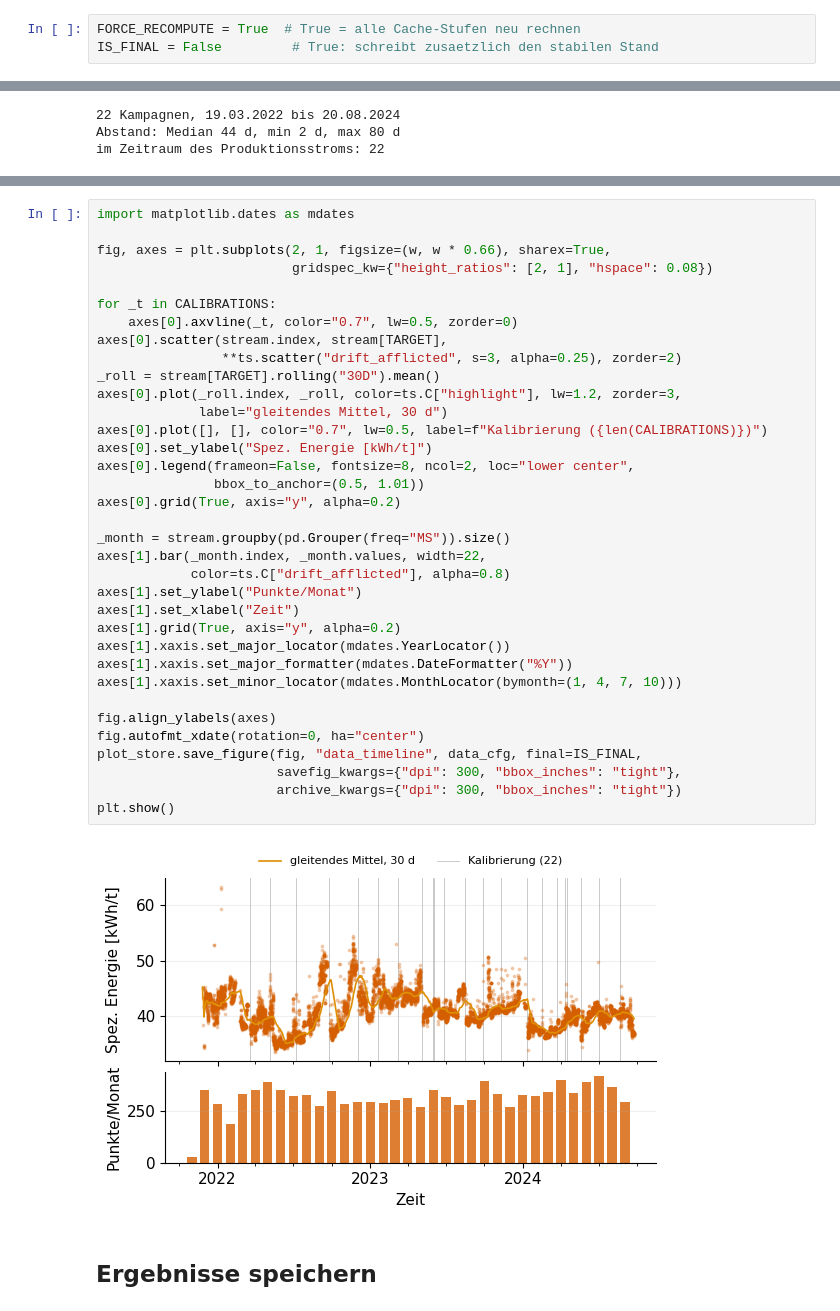
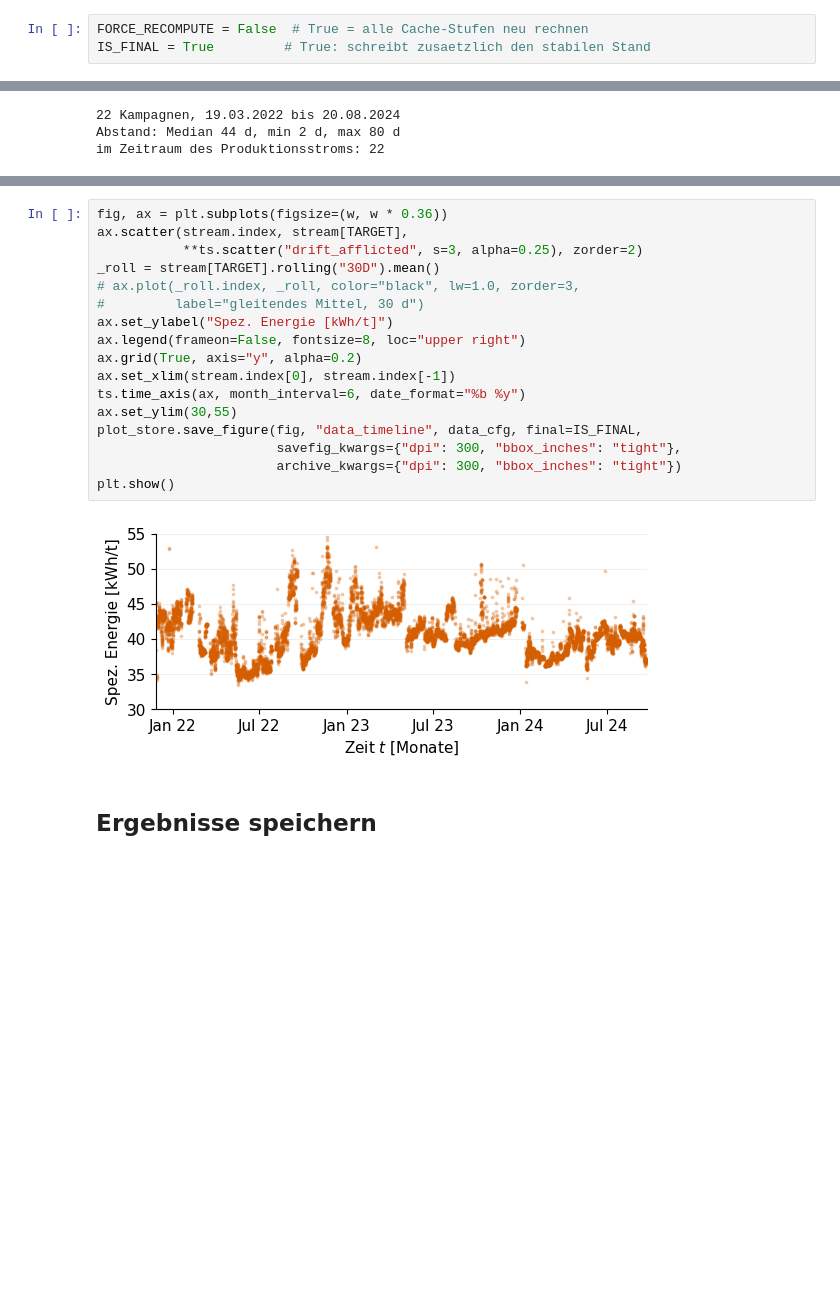
Before and after one commit to marijan-p/process_optimization_concept_drift, a Jupyter notebook: ipynb/mill/mill_data.ipynb, the cells around one changed output, grey strips where cells are left out. Saved outputs shown, nothing was run; the diff lists cells and outputs as text; blank space fills up the shorter version.

```diff
--- a/ipynb/mill/mill_data.ipynb
+++ b/ipynb/mill/mill_data.ipynb
@@ -26,8 +26,8 @@ Antriebsleistungen je Aufgabemenge; der Spanndruck ist das Mittel zweier
 Sensoren. Die Qualitätsgröße (Mahlfeinheit) fehlt in der Lieferung
 vollständig.
 # %%
-FORCE_RECOMPUTE = True  # True = alle Cache-Stufen neu rechnen
-IS_FINAL = False         # True: schreibt zusaetzlich den stabilen Stand
+FORCE_RECOMPUTE = False  # True = alle Cache-Stufen neu rechnen
+IS_FINAL = True         # True: schreibt zusaetzlich den stabilen Stand
 # %%
 SOURCE = "production"
 TARGET_CLIP = (5.0, 120.0)   # kWh/t; ausserhalb: Messfehler, kein Betriebspunkt
@@ -405,40 +422,22 @@ plt.show()
 # %%
-import matplotlib.dates as mdates
-
-fig, axes = plt.subplots(2, 1, figsize=(w, w * 0.66), sharex=True,
-                         gridspec_kw={"height_ratios": [2, 1], "hspace": 0.08})
-
-for _t in CALIBRATIONS:
-    axes[0].axvline(_t, color="0.7", lw=0.5, zorder=0)
-axes[0].scatter(stream.index, stream[TARGET],
-                **ts.scatter("drift_afflicted", s=3, alpha=0.25), zorder=2)
+fig, ax = plt.subplots(figsize=(w, w * 0.36))
+ax.scatter(stream.index, stream[TARGET],
+           **ts.scatter("drift_afflicted", s=3, alpha=0.25), zorder=2)
 _roll = stream[TARGET].rolling("30D").mean()
-axes[0].plot(_roll.index, _roll, color=ts.C["highlight"], lw=1.2, zorder=3,
-             label="gleitendes Mittel, 30 d")
-axes[0].plot([], [], color="0.7", lw=0.5, label=f"Kalibrierung ({len(CALIBRATIONS)})")
-axes[0].set_ylabel("Spez. Energie [kWh/t]")
-axes[0].legend(frameon=False, fontsize=8, ncol=2, loc="lower center",
-               bbox_to_anchor=(0.5, 1.01))
-axes[0].grid(True, axis="y", alpha=0.2)
-
-_month = stream.groupby(pd.Grouper(freq="MS")).size()
-axes[1].bar(_month.index, _month.values, width=22,
-            color=ts.C["drift_afflicted"], alpha=0.8)
-axes[1].set_ylabel("Punkte/Monat")
-axes[1].set_xlabel("Zeit")
-axes[1].grid(True, axis="y", alpha=0.2)
-axes[1].xaxis.set_major_locator(mdates.YearLocator())
-axes[1].xaxis.set_major_formatter(mdates.DateFormatter("%Y"))
-axes[1].xaxis.set_minor_locator(mdates.MonthLocator(bymonth=(1, 4, 7, 10)))
-
-fig.align_ylabels(axes)
-fig.autofmt_xdate(rotation=0, ha="center")
+# ax.plot(_roll.index, _roll, color="black", lw=1.0, zorder=3,
+#         label="gleitendes Mittel, 30 d")
+ax.set_ylabel("Spez. Energie [kWh/t]")
+ax.legend(frameon=False, fontsize=8, loc="upper right")
+ax.grid(True, axis="y", alpha=0.2)
+ax.set_xlim(stream.index[0], stream.index[-1])
+ts.time_axis(ax, month_interval=6, date_format="%b %y")
+ax.set_ylim(30,55)
 plot_store.save_figure(fig, "data_timeline", data_cfg, final=IS_FINAL,
                        savefig_kwargs={"dpi": 300, "bbox_inches": "tight"},
                        archive_kwargs={"dpi": 300, "bbox_inches": "tight"})
 plt.show()
 # %% [output]
-[figure, old version]
+[figure, new version]
 # %% [markdown]
 ## Ergebnisse speichern
 # %%
```
Also changed, not shown: parts of 6 cells of this notebook, 38 other files.
